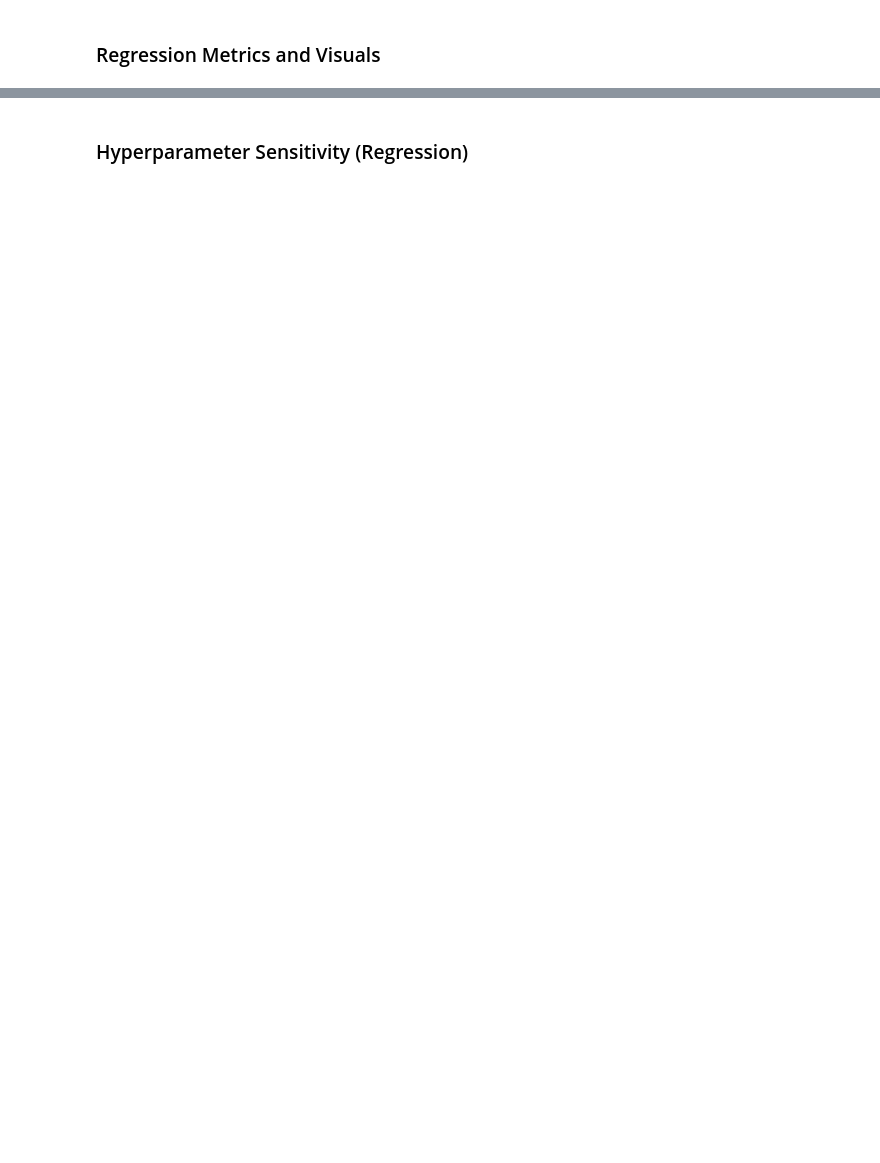
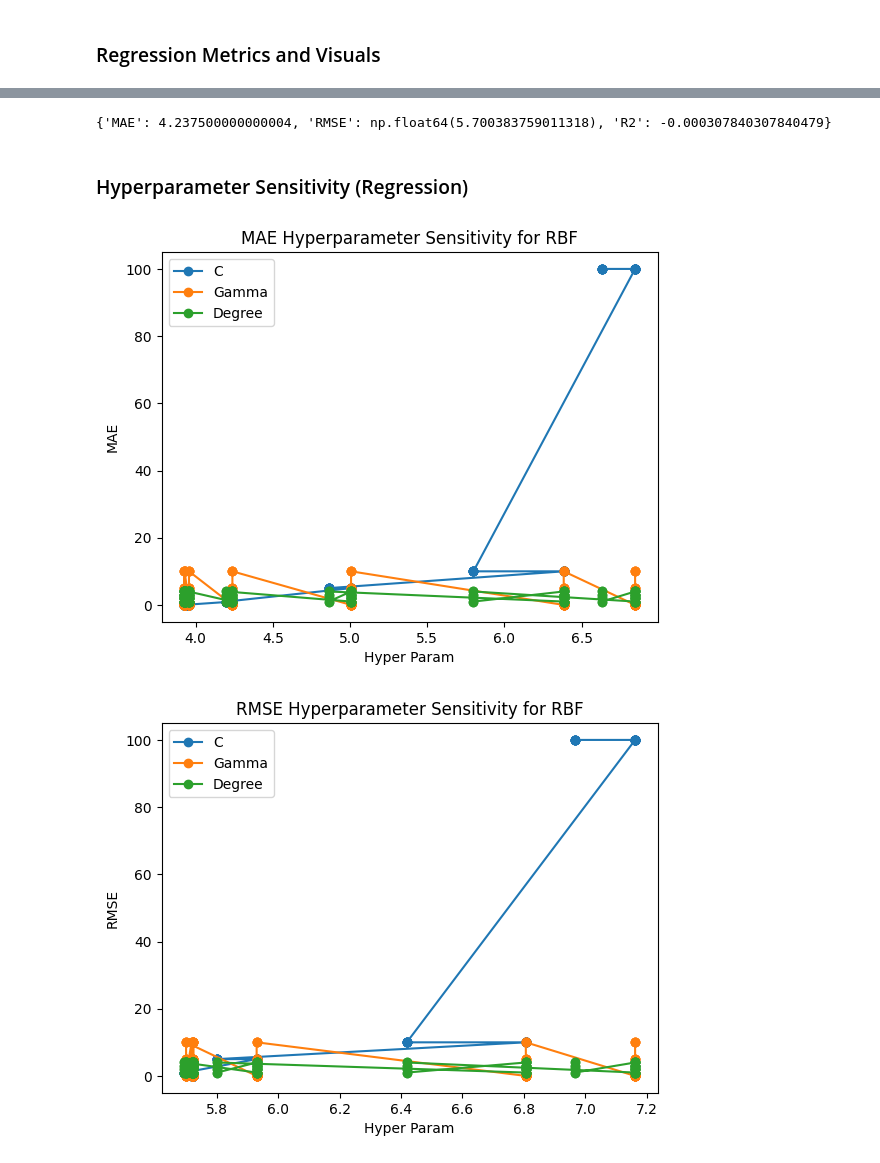
Before and after one commit to csci1851/homework-3-mprenovitz, a Jupyter notebook: src/playground.ipynb, the cells around one changed output, grey strips where cells are left out. Saved outputs shown, nothing was run; the diff lists cells and outputs as text; code cells hidden in the pictures; blank space fills up the shorter version.

```diff
--- a/src/playground.ipynb
+++ b/src/playground.ipynb
@@ -312,12 +337,11 @@ Text(0, 0.5, 'y_true')
 X_reg = df_aging.drop(columns=["age", 'dataset', 'tissue_type', 'gender', 'cg01550828'])
 meta_reg = df_aging[['dataset', 'tissue_type', 'gender']]
 y_reg = df_aging["age"]
-# print(len(X_reg.columns))
 # TODO: Handle missing values with column-wise mean imputation (do not drop rows/cols)
 #ask about dropped features
 imputer = SimpleImputer(strategy="mean")
-#ask about drop
-X_reg = pd.DataFrame(imputer.fit_transform(X_reg), columns=X_reg.columns)
+#TODO: ask about drop
+# X_reg = pd.DataFrame(imputer.fit_transform(X_reg), columns=X_reg.columns)
 # TODO: Split X_reg and y_reg into training and testing sets
 X_train, X_test, y_train, y_test = train_test_split(X_reg, y_reg, test_size=0.2, train_size=0.8, random_state=42)
 # %% [markdown]
@@ -341,9 +370,13 @@ C_values = [0.001, 0.01, 0.1, 1, 5, 10, 100]
 gamma_values = [0.001, 0.01, 0.1, 1, 5, 10, 'auto', 'scale']
 degree_values = [1, 2, 3, 4]
 
+tuning_pipeline = Pipeline([
+    ("imputer", imputer),
+    ("scaler", StandardScaler())
+    ])
 scaler = StandardScaler()
-X_train_scaled = scaler.fit_transform(X_train)
-X_test_scaled = scaler.transform(X_test)
+X_train_scaled = tuning_pipeline.fit_transform(X_train)
+X_test_scaled = tuning_pipeline.transform(X_test)
 
 res = []
 for c in C_values:
@@ -469,5 +489,62 @@ plot_residuals(y_test, pipeline.predict(X_test), 'full_feature_svr_residuals')
+# %%
+#perform feature seleciton to improve performance
+
+#TODO: ask about
+pipeline_w_pca.fit(X_train, y_train)
+#make sure the number pcas produces is the same
+test_pipe = Pipeline([
+    ("imputer", imputer), #uneeded since its done abov
+    ("scaler", StandardScaler()),
+    ('pca', PCA(n_components=5))
+])
+pca_test = test_pipe.fit_transform(X_test)
+
+metrics = evaluate_regressor(pipeline_w_pca['model'], pca_test, y_test) #ASK ABOUT THIS PART
+print(metrics)
+# TODO: Plot parity (predicted vs actual) and residuals
+plot_regression_results(y_test, pipeline_w_pca.predict(X_test), 'pca_5_feature_svr_results')
+plot_residuals(y_test, pipeline_w_pca.predict(X_test), 'pc_5_feature_svr_residuals')
+# %% [output]
+{'MAE': 4.237500000000004, 'RMSE': np.float64(5.700383759011318), 'R2': -0.000307840307840479}
 # %% [markdown]
 ### Hyperparameter Sensitivity (Regression)
 # %%
 # TODO: Visualize performance vs C/gamma/degree
 # Example: line plot of RMSE vs C for a fixed kernel
+#y variable is just the metric, for the x just choose the degree or the c value, and within each of them you plot multiple each of them representing a different degree
+
+rbf_res = kernels_df[kernels_df['kernel'] == 'rbf']
+rbf_numeric_gamma = rbf_res[(rbf_res['Gamma'] != 'auto') & (rbf_res['Gamma'] != 'scale')]
+
+fig, ax = plt.subplots()
+ax.plot(rbf_res['MAE'].sort_values(), rbf_res['C'], marker='o', label='C')
+ax.plot(rbf_numeric_gamma['MAE'].sort_values(), rbf_numeric_gamma['Gamma'], marker='o', label='Gamma')
+ax.plot(rbf_res['MAE'].sort_values(), rbf_res['Degree'], marker='o', label='Degree')
+ax.set_xlabel('Hyper Param')
+ax.set_ylabel('MAE')
+ax.set_title('MAE Hyperparameter Sensitivity for RBF')
+ax.legend()
+plt.show()
+
+fig, ax = plt.subplots()
+ax.plot(rbf_res['RMSE'].sort_values(), rbf_res['C'], marker='o', label='C')
+ax.plot(rbf_numeric_gamma['RMSE'].sort_values(), rbf_numeric_gamma['Gamma'], marker='o', label='Gamma')
+ax.plot(rbf_res['RMSE'].sort_values(), rbf_res['Degree'], marker='o', label='Degree')
+ax.set_xlabel('Hyper Param')
+ax.set_ylabel('RMSE')
+ax.set_title('RMSE Hyperparameter Sensitivity for RBF')
+ax.legend()
+plt.show()
+
+fig, ax = plt.subplots()
+ax.plot(rbf_res['R2'].sort_values(), rbf_res['C'], marker='o', label='C')
+ax.plot(rbf_numeric_gamma['R2'].sort_values(), rbf_numeric_gamma['Gamma'], marker='o', label='Gamma')
+ax.plot(rbf_res['R2'], rbf_res['Degree'].sort_values(), marker='o', label='Degree')
+ax.set_xlabel('Hyper Param')
+ax.set_ylabel('R2')
+ax.set_title('R2')
+ax.legend()
+plt.show()
+# %% [output]
+[figure, added]
+[figure, added]
```
Also changed, not shown: parts of 8 cells of this notebook, 6 other files.
